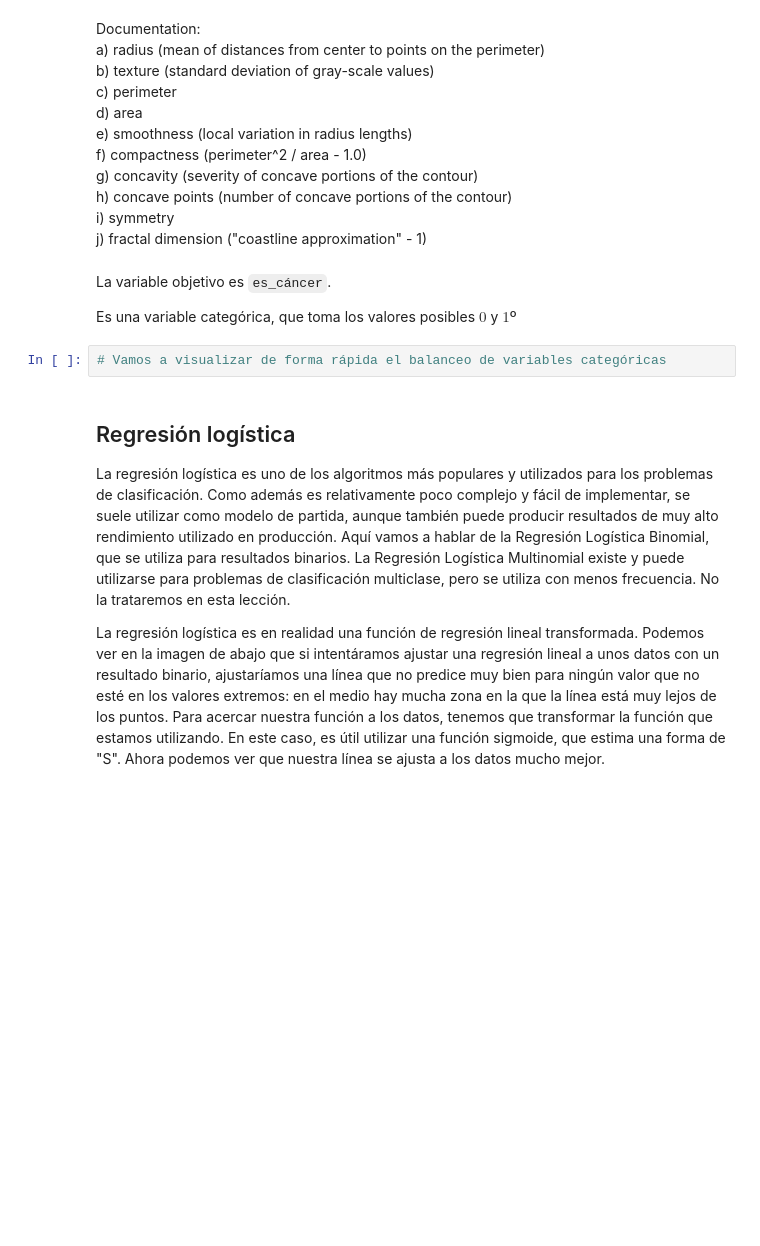
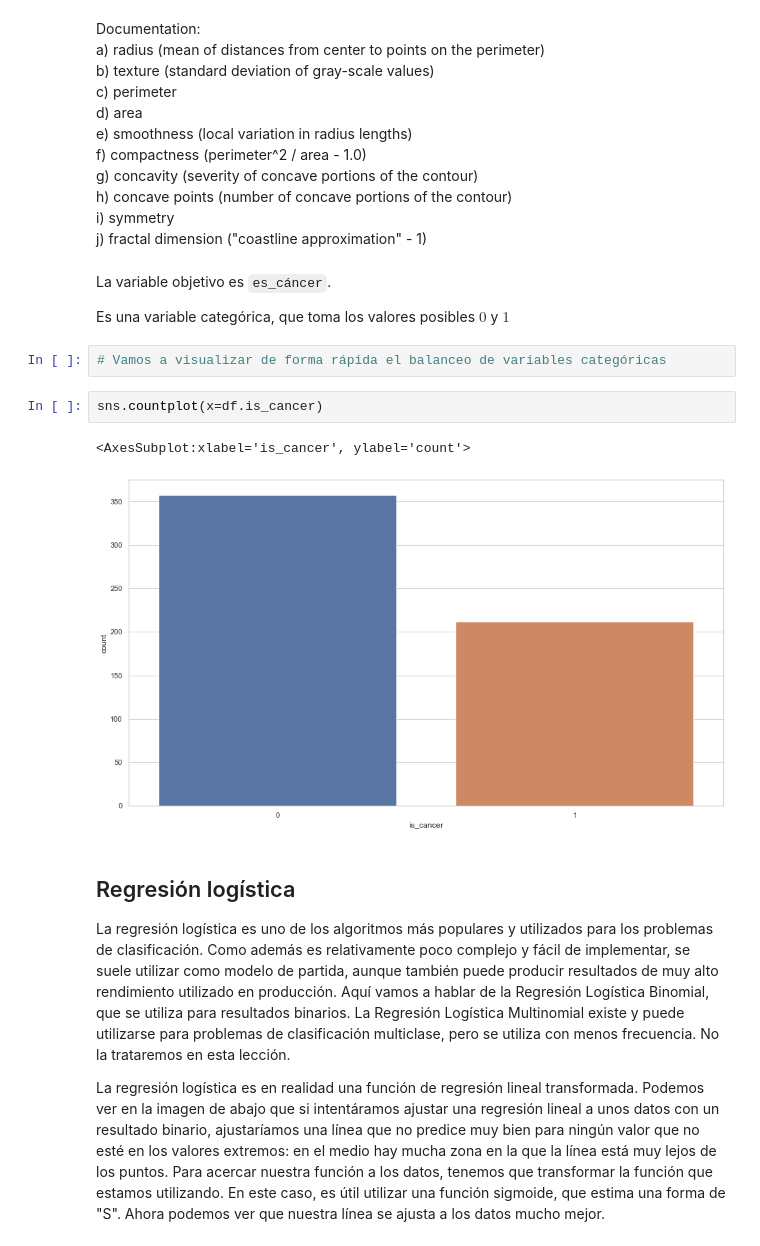
Before and after one commit to Ironhack-Data-Madrid-Octubre-2021/apuntes_clase, a Jupyter notebook: semana_07/02-Clasificación-.ipynb, the cells around one changed output. Drawn from its saved outputs; the diff is of its cells as text; blank space fills up the shorter version.

```diff
--- a/semana_07/02-Clasificación-.ipynb
+++ b/semana_07/02-Clasificación-.ipynb
@@ -50,9 +78,14 @@ j) fractal dimension ("coastline approximation" - 1)
 # %% [markdown]
 La variable objetivo es `es_cáncer`.
 
-Es una variable categórica, que toma los valores posibles $0$ y $1$º
+Es una variable categórica, que toma los valores posibles $0$ y $1$
 # %%
 # Vamos a visualizar de forma rápida el balanceo de variables categóricas
+# %%
+sns.countplot(x=df.is_cancer)
+# %% [output]
+<AxesSubplot:xlabel='is_cancer', ylabel='count'>
+[figure, added]
 # %% [markdown]
 ## Regresión logística
 La regresión logística es uno de los algoritmos más populares y utilizados para los problemas de clasificación. Como además es relativamente poco complejo y fácil de implementar, se suele utilizar como modelo de partida, aunque también puede producir resultados de muy alto rendimiento utilizado en producción. Aquí vamos a hablar de la Regresión Logística Binomial, que se utiliza para resultados binarios. La Regresión Logística Multinomial existe y puede utilizarse para problemas de clasificación multiclase, pero se utiliza con menos frecuencia. No la trataremos en esta lección.
```
Also changed, not shown: parts of 58 cells of this notebook.
